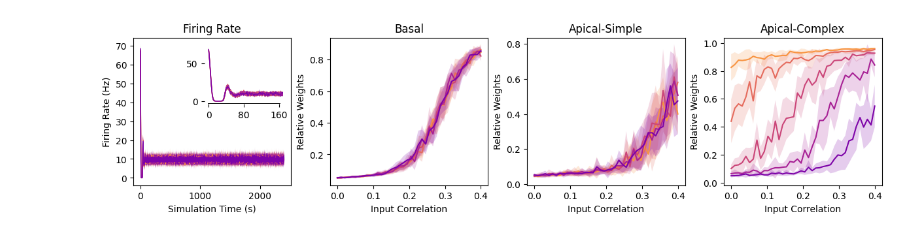
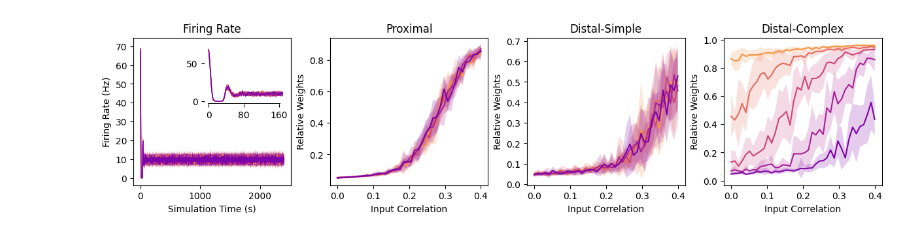
Before and after one commit to landoskape/plasticity-modeling, a Jupyter notebook: notebooks/iaf_correlation.ipynb, the cells around one changed output. Saved outputs shown, nothing was run; the diff lists cells and outputs as text; code cells hidden in the pictures.

```diff
--- a/notebooks/iaf_correlation.ipynb
+++ b/notebooks/iaf_correlation.ipynb
@@ -32,7 +32,7 @@ def gather_metadata(experiment_folder):
         args=args,
         config_name=args.config,
         base_config=base_config,
-        dp_ratios=args.apical_dp_ratios,
+        dp_ratios=args.distal_dp_ratios,
         num_neurons=args.num_neurons,
         num_repeats=args.repeats,
         duration=args.duration,
@@ -59,9 +59,9 @@ def gather_rates(metadata):
 def gather_weights(metadata, average_method: str = "fraction", average_window: int | float = 0.05, normalize: bool = True):
     num_ratios = len(metadata["dp_ratios"])
     num_inputs = metadata["base_config"].sources["excitatory"].num_inputs
-    basal = np.zeros((num_ratios, metadata["num_repeats"], metadata["num_neurons"], num_inputs))
-    apical_simple = np.zeros((num_ratios, metadata["num_repeats"], metadata["num_neurons"], num_inputs))
-    apical_complex = np.zeros((num_ratios, metadata["num_repeats"], metadata["num_neurons"], num_inputs))
+    proximal = np.zeros((num_ratios, metadata["num_repeats"], metadata["num_neurons"], num_inputs))
+    distal_simple = np.zeros((num_ratios, metadata["num_repeats"], metadata["num_neurons"], num_inputs))
+    distal_complex = np.zeros((num_ratios, metadata["num_repeats"], metadata["num_neurons"], num_inputs))
 
     duration = metadata["duration"]
     if average_method == "fraction":
@@ -74,7 +74,7 @@ def gather_weights(metadata, average_method: str = "fraction", average_window: i
         num_timesteps = duration
 
     def get_norm_factor(neuron):
-        groups = ["basal", "apical-simple", "apical-complex"]
+        groups = ["proximal", "distal-simple", "distal-complex"]
         if normalize:
             max_weight = {sg: neuron.synapse_groups[sg].max_weight for sg in groups}
             num_synapses = {sg: neuron.synapse_groups[sg].num_synapses for sg in groups}
@@ -88,14 +88,14 @@ def gather_weights(metadata, average_method: str = "fraction", average_window: i
         weights = results["weights"]
         for ineuron in range(metadata["num_neurons"]):
             norm_factor = get_norm_factor(results["sim"].neurons[ineuron])
-            basal[ratio, repeat, ineuron] = np.mean(weights[ineuron]["basal"][-num_timesteps:], axis=0) / norm_factor["basal"]
-            apical_simple[ratio, repeat, ineuron] = np.mean(weights[ineuron]["apical-simple"][-num_timesteps:], axis=0) / norm_factor["apical-simple"]
-            apical_complex[ratio, repeat, ineuron] = np.mean(weights[ineuron]["apical-complex"][-num_timesteps:], axis=0) / norm_factor["apical-complex"]
+            proximal[ratio, repeat, ineuron] = np.mean(weights[ineuron]["proximal"][-num_timesteps:], axis=0) / norm_factor["proximal"]
+            distal_simple[ratio, repeat, ineuron] = np.mean(weights[ineuron]["distal-simple"][-num_timesteps:], axis=0) / norm_factor["distal-simple"]
+            distal_complex[ratio, repeat, ineuron] = np.mean(weights[ineuron]["distal-complex"][-num_timesteps:], axis=0) / norm_factor["distal-complex"]
 
-    weights = {"basal": basal, "apical-simple": apical_simple, "apical-complex": apical_complex}
+    weights = {"proximal": proximal, "distal-simple": distal_simple, "distal-complex": distal_complex}
     return weights
 # %%
-experiment_folder = results_dir("iaf_runs") / "correlated" / "20250312"
+experiment_folder = results_dir("iaf_runs") / "correlated" / "20250320"
 metadata = gather_metadata(experiment_folder)
 firing_rates = gather_rates(metadata)
 weights = gather_weights(metadata, average_method="fraction", average_window=0.2, normalize=True)
@@ -103,38 +103,38 @@ weights = gather_weights(metadata, average_method="fraction", average_window=0.2
 num_ratios = len(metadata["dp_ratios"])
 cmap = mpl.colormaps["plasma_r"]
 colors = [cmap(ii) for ii in np.linspace(0, 1, num_ratios+4)[2:-2]]
 
 num_inputs = metadata["base_config"].sources["excitatory"].num_inputs
 max_corr = metadata["base_config"].sources["excitatory"].max_correlation
 xvals = np.linspace(max_corr, 0, num_inputs)
 
 fig, ax = plt.subplots(1, 4, figsize=(12, 3), layout="constrained")
 inset = ax[0].inset_axes([0.45, 0.55, 0.5, 0.4])
 for iratio in range(num_ratios):
     errorPlot(range(metadata["duration"]), np.mean(firing_rates[iratio], axis=1), axis=0, ax=ax[0], color=colors[iratio], linewidth=1.0)
     errorPlot(range(metadata["duration"]), np.mean(firing_rates[iratio], axis=1), axis=0, ax=inset, color=colors[iratio], linewidth=1.0)
-    basal_mean = np.mean(weights["basal"][iratio], axis=1)
-    apical_simple_mean = np.mean(weights["apical-simple"][iratio], axis=1)
-    apical_complex_mean = np.mean(weights["apical-complex"][iratio], axis=1)
-    errorPlot(xvals, basal_mean, axis=0, ax=ax[1], color=colors[iratio], alpha=0.2, linewidth=1.5)
-    errorPlot(xvals, apical_simple_mean, axis=0, ax=ax[2], color=colors[iratio], alpha=0.2, linewidth=1.5)
-    errorPlot(xvals, apical_complex_mean, axis=0, ax=ax[3], color=colors[iratio], alpha=0.2, linewidth=1.5)
+    proximal_mean = np.mean(weights["proximal"][iratio], axis=1)
+    distal_simple_mean = np.mean(weights["distal-simple"][iratio], axis=1)
+    distal_complex_mean = np.mean(weights["distal-complex"][iratio], axis=1)
+    errorPlot(xvals, proximal_mean, axis=0, ax=ax[1], color=colors[iratio], alpha=0.2, linewidth=1.5)
+    errorPlot(xvals, distal_simple_mean, axis=0, ax=ax[2], color=colors[iratio], alpha=0.2, linewidth=1.5)
+    errorPlot(xvals, distal_complex_mean, axis=0, ax=ax[3], color=colors[iratio], alpha=0.2, linewidth=1.5)
 ylim0 = ax[0].get_ylim()
 inset.set_xlim(-10, 170)
 inset.set_xticks([0, 80, 160])
 inset.spines["top"].set_visible(False)
 inset.spines["right"].set_visible(False)
 inset.spines["left"].set_visible(False)
 inset.spines["bottom"].set_visible(False)
 inset.plot([0, 160], [ylim0[0], ylim0[0]], color="k", linewidth=2.0)
 inset.set_ylim(ylim0)
 ax[0].set_xlabel("Simulation Time (s)")
 ax[0].set_ylabel("Firing Rate (Hz)")
 ax[0].set_title("Firing Rate")
-for axx, name in zip(ax[1:], ["Basal", "Apical-Simple", "Apical-Complex"]):
+for axx, name in zip(ax[1:], ["Proximal", "Distal-Simple", "Distal-Complex"]):
     axx.set_xlabel("Input Correlation")
     axx.set_ylabel("Relative Weights")
     axx.set_title(name)
 plt.show()
 # %% [output]
-[figure, old version]
+[figure, new version]
```
Also changed, not shown: 2 other files.
